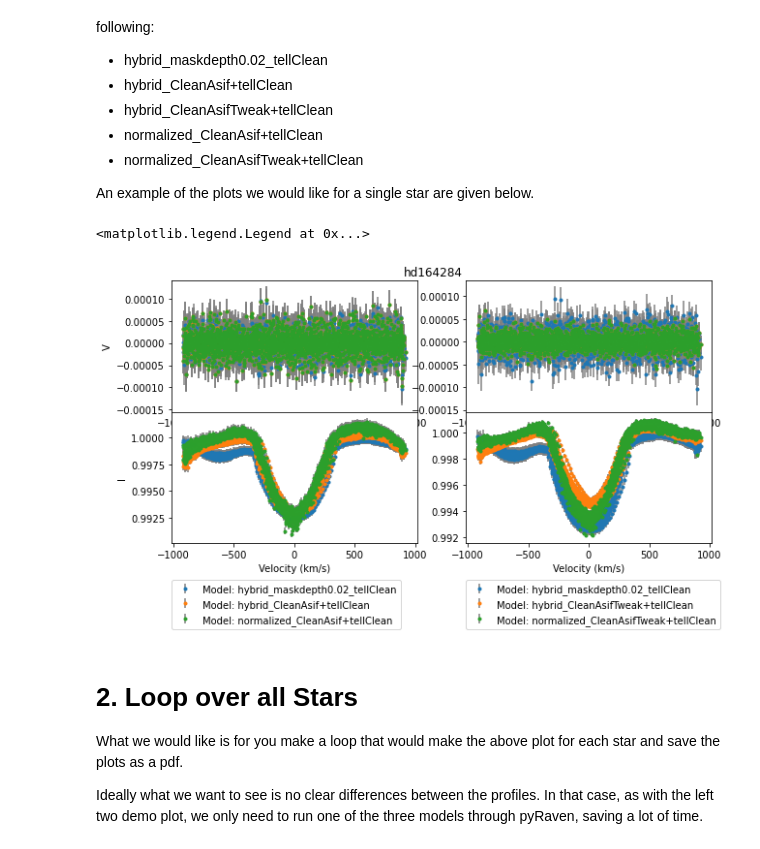
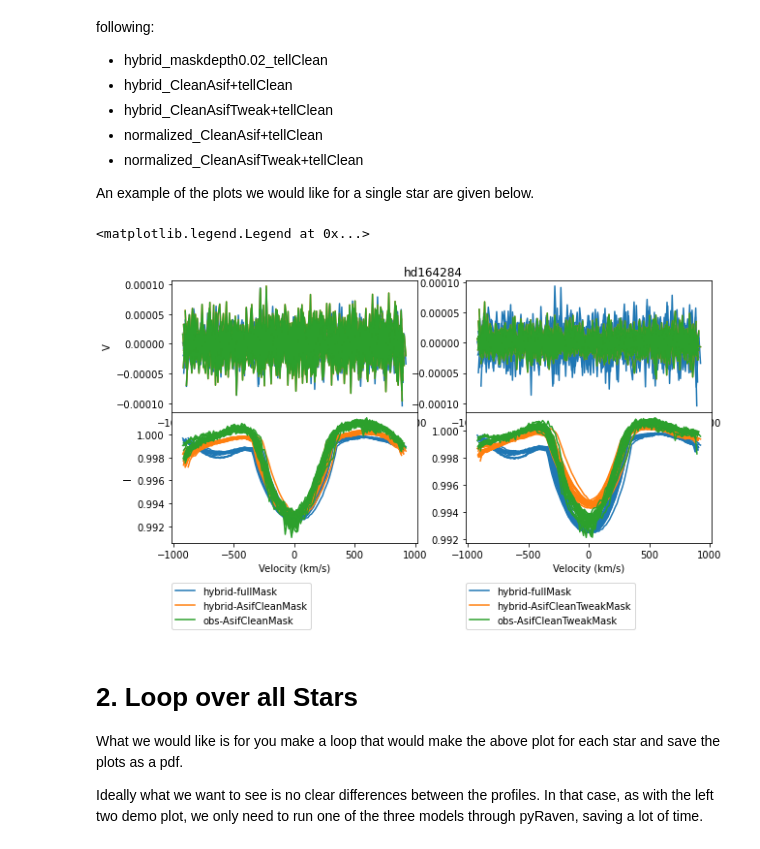
Before and after one commit to veropetit/BeStarsMiMeS, a Jupyter notebook: 12-LSDComparison/12-LSDComparisons.ipynb, the cells around one changed output. Saved outputs shown, nothing was run; the diff lists cells and outputs as text; code cells hidden in the pictures.

```diff
--- a/12-LSDComparison/12-LSDComparisons.ipynb
+++ b/12-LSDComparison/12-LSDComparisons.ipynb
@@ -102,45 +102,48 @@ models1=['hybrid_maskdepth0.02_tellClean',
 models2=['hybrid_maskdepth0.02_tellClean',
  'hybrid_CleanAsifTweak+tellClean',
  'normalized_CleanAsifTweak+tellClean']
+
+labels1=['hybrid-fullMask','hybrid-AsifCleanMask','obs-AsifCleanMask']
+labels2=['hybrid-fullMask','hybrid-AsifCleanTweakMask','obs-AsifCleanTweakMask']
 
 star=StarData['Name'][49]#12
 obs=Observations.loc[Observations["Name"]==star]
 
 fig, ax = plt.subplots(2,2, figsize=(10,5))
 for j in range(len(models1)): #Loop over the models
     for i in range(obs['Name'].size): #Loop over the observations
 
         #Left Plots
         file = '{}03-LSD-calculations/LSD/{}/{}_{}.lsd'.format(path,models1[j],star,i+1)
         lsd = pol.iolsd.read_lsd(file)
         vrad=obs['Unnamed: 11'][obs.index[i]]
         if i ==0:
-            ax[1,0].errorbar(lsd.vel+vrad, lsd.specI, yerr=lsd.specSigI, xerr=None, fmt='o', ms=3,ecolor='0.5',label='Model: {}'.format(models1[j]),color='C{}'.format(j))
+            ax[1,0].plot(lsd.vel+vrad, lsd.specI, ms=3,label=labels1[j],color='C{}'.format(j))
         else:
-            ax[1,0].errorbar(lsd.vel+vrad, lsd.specI, yerr=lsd.specSigI, xerr=None, fmt='o', ms=3,ecolor='0.5',color='C{}'.format(j))
-        ax[0,0].errorbar(lsd.vel+vrad, lsd.specV, yerr=lsd.specSigV, xerr=None, fmt='o', ms=3, ecolor='0.5',color='C{}'.format(j))
+            ax[1,0].plot(lsd.vel+vrad, lsd.specI, ms=3,color='C{}'.format(j))
+        ax[0,0].plot(lsd.vel+vrad, lsd.specV, ms=3,color='C{}'.format(j))
         plt.subplots_adjust(hspace=.0)
         ax[1,0].set_xlabel('Velocity (km/s)')
         ax[1,0].set_ylabel('I')
         ax[0,0].set_ylabel('V')
 
         #Right Plots
         file2 = '{}03-LSD-calculations/LSD/{}/{}_{}.lsd'.format(path,models2[j],star,i+1)
         lsd2 = pol.iolsd.read_lsd(file2)
         if i==0:
-            ax[1,1].errorbar(lsd2.vel+vrad, lsd2.specI, yerr=lsd2.specSigI, xerr=None, fmt='o', ms=3,ecolor='0.5',label='Model: {}'.format(models2[j]),color='C{}'.format(j))
+            ax[1,1].plot(lsd2.vel+vrad, lsd2.specI, ms=3,label=labels2[j],color='C{}'.format(j))
         else:
-            ax[1,1].errorbar(lsd2.vel+vrad, lsd2.specI, yerr=lsd2.specSigI, xerr=None, fmt='o', ms=3,ecolor='0.5',color='C{}'.format(j))
-        ax[0,1].errorbar(lsd2.vel+vrad, lsd2.specV, yerr=lsd2.specSigV, xerr=None, fmt='o', ms=3, ecolor='0.5',color='C{}'.format(j))
+            ax[1,1].plot(lsd2.vel+vrad, lsd2.specI, ms=3,color='C{}'.format(j))
+        ax[0,1].plot(lsd2.vel+vrad, lsd2.specV, ms=3,color='C{}'.format(j))
         plt.subplots_adjust(hspace=.0)
         ax[1,1].set_xlabel('Velocity (km/s)')
 
 fig.suptitle(star,y=0.92)
 ax[1,0].legend(loc=(0,-0.65))
 ax[1,1].legend(loc=(0,-0.65))
 # %% [output]
 <matplotlib.legend.Legend at 0x...>
-[figure, old version]
+[figure, new version]
 # %% [markdown]
 # 2. Loop over all Stars
 
```
